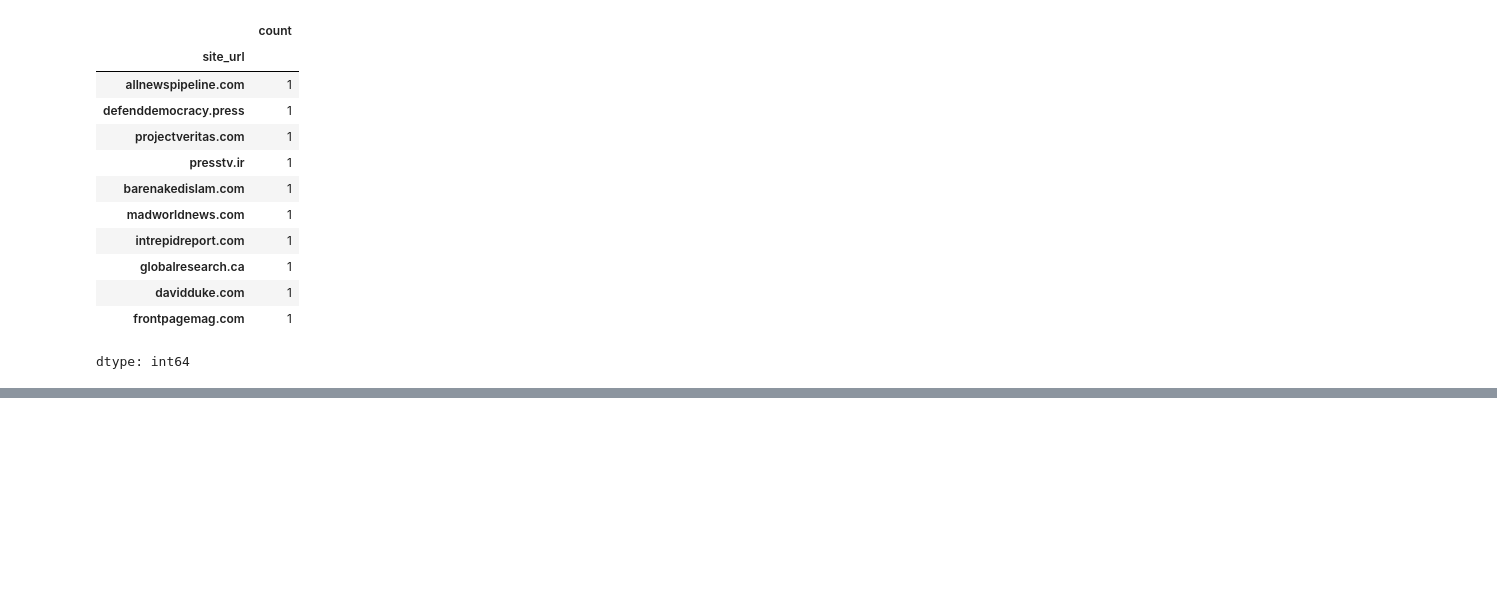
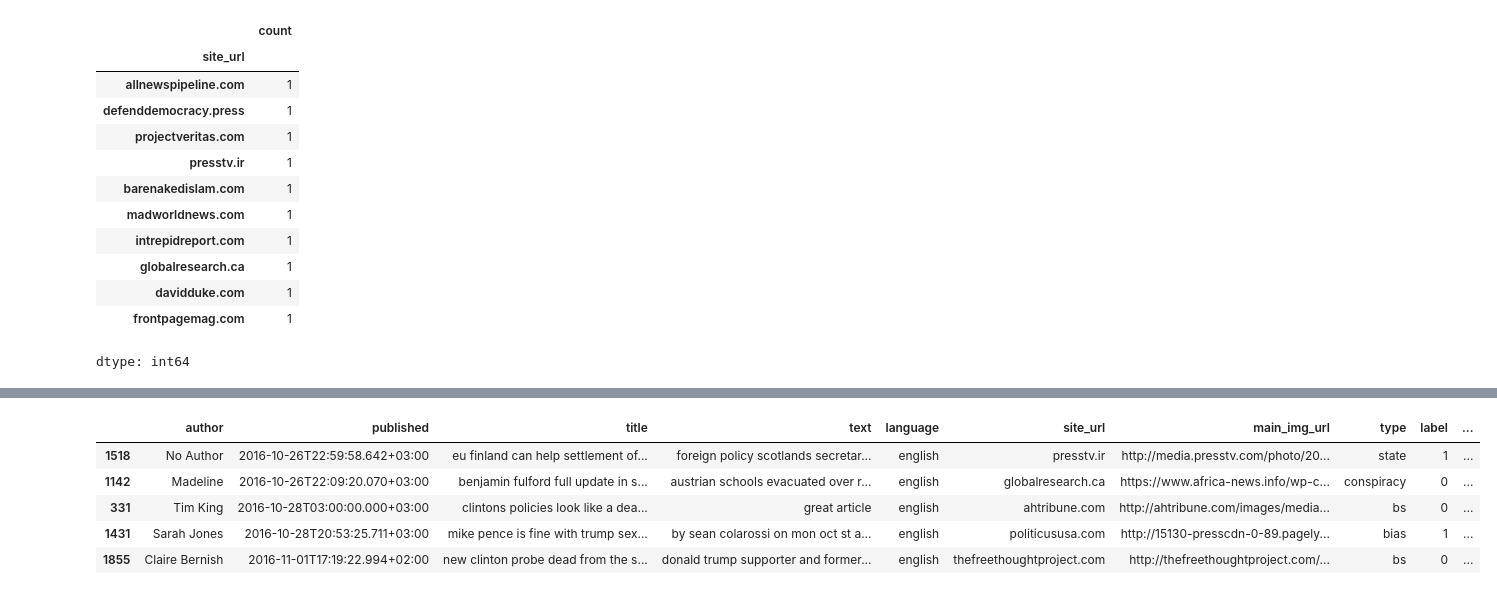
Before and after one commit to sergio11/fake_news_classifier, a Jupyter notebook: Source_Based_Fake_News_Classification.ipynb, the cells around one changed output, grey strips where cells are left out. Saved outputs shown, nothing was run; the diff lists cells and outputs as text; code cells hidden in the pictures; blank space fills up the shorter version.

```diff
--- a/Source_Based_Fake_News_Classification.ipynb
+++ b/Source_Based_Fake_News_Classification.ipynb
@@ -472,0 +489,10 @@ In the dataset, all the values are ordered. Therefore, we need to reshuffle thes
+# %%
+df = df.sample(frac = 1)
+df.head()
+# %% [output]
+|  | author | published | title | text | language | site_url | main_img_url | type | label | ... |
+| 1518 | No Author | 2016-10-26T22:59:58.642+03:00 | eu finland can help settlement of... | foreign policy scotlands secretar... | english | presstv.ir | http://media.presstv.com/photo/20... | state | 1 | ... |
+| 1142 | Madeline | 2016-10-26T22:09:20.070+03:00 | benjamin fulford full update in s... | austrian schools evacuated over r... | english | globalresearch.ca | https://www.africa-news.info/wp-c... | conspiracy | 0 | ... |
+| 331 | Tim King | 2016-10-28T03:00:00.000+03:00 | clintons policies look like a dea... | great article | english | ahtribune.com | http://ahtribune.com/images/media... | bs | 0 | ... |
+| 1431 | Sarah Jones | 2016-10-28T20:53:25.711+03:00 | mike pence is fine with trump sex... | by sean colarossi on mon oct st a... | english | politicususa.com | http://15130-presscdn-0-89.pagely... | bias | 1 | ... |
+| 1855 | Claire Bernish | 2016-11-01T17:19:22.994+02:00 | new clinton probe dead from the s... | donald trump supporter and former... | english | thefreethoughtproject.com | http://thefreethoughtproject.com/... | bs | 0 | ... |
```
Also changed, not shown: parts of 72 cells of this notebook, 3 other files.
